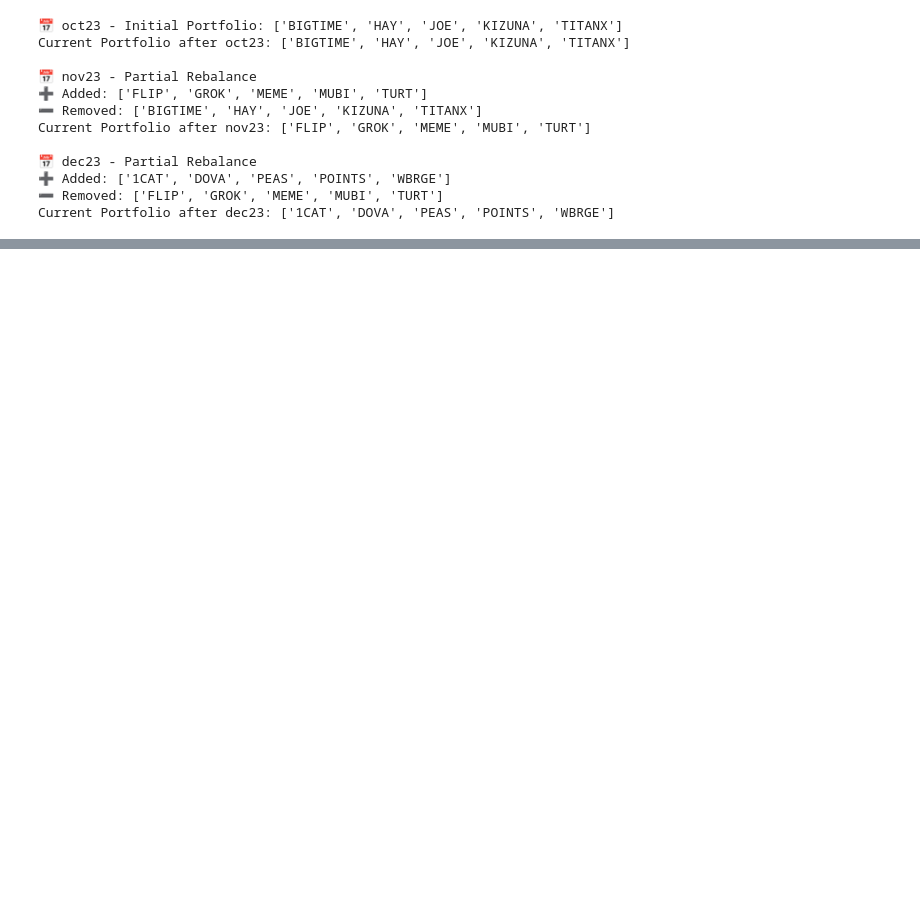
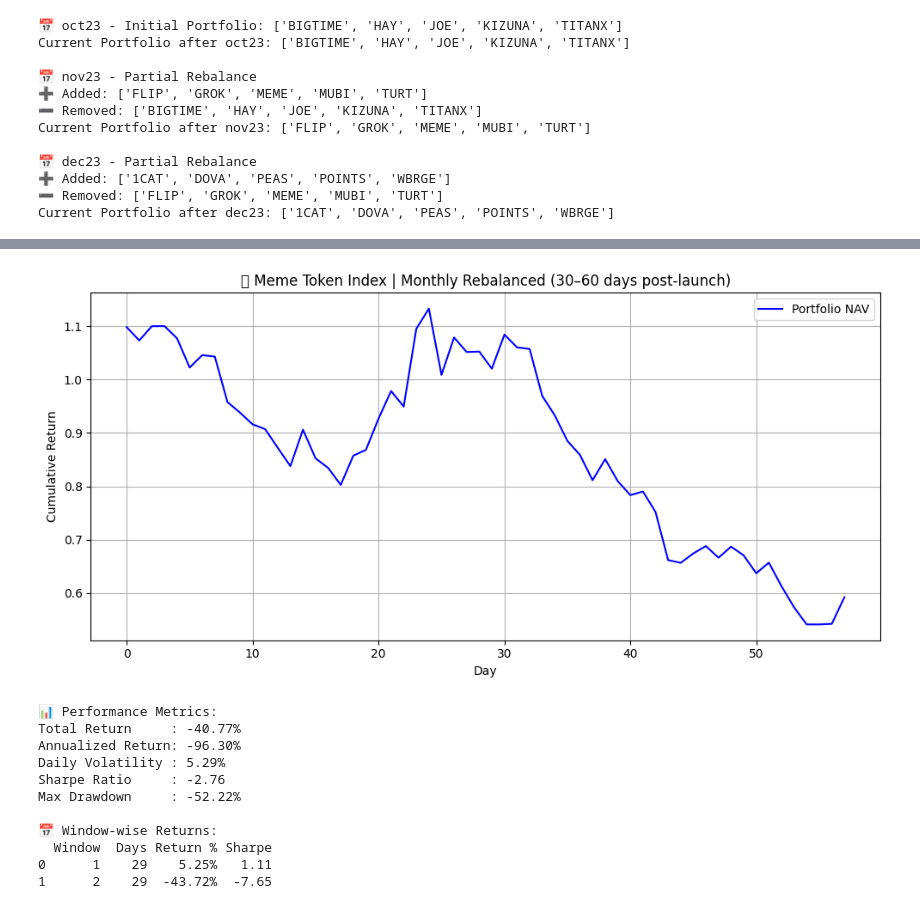
Before and after one commit to harshit4311/memetoken-index-RC5, a Jupyter notebook: portfolios/portfolio_rebalancing.ipynb, the cells around one changed output, grey strips where cells are left out. Drawn from its saved outputs; the diff is of its cells as text; code cells hidden in the pictures; blank space fills up the shorter version.

```diff
--- a/portfolios/portfolio_rebalancing.ipynb
+++ b/portfolios/portfolio_rebalancing.ipynb
@@ -367,0 +528,60 @@ Current Portfolio after dec23: ['1CAT', 'DOVA', 'PEAS', 'POINTS', 'WBRGE']
+# %%
+# Step 3: Combine returns and calculate metrics
+if portfolio_returns:
+    nav = pd.concat(portfolio_returns, ignore_index=True)
+    cumulative_nav = (1 + nav).cumprod()
+
+    # Plot NAV
+    plt.figure(figsize=(10, 5))
+    plt.plot(cumulative_nav, label="Portfolio NAV", color="blue")
+    plt.title("📈 Meme Token Index | Monthly Rebalanced (30–60 days post-launch)")
+    plt.xlabel("Day")
+    plt.ylabel("Cumulative Return")
+    plt.grid(True)
+    plt.legend()
+    plt.tight_layout()
+    plt.show()
+
+    # Metrics
+    total_return = cumulative_nav.iloc[-1] - 1
+    annualized_return = (1 + total_return) ** (365 / len(cumulative_nav)) - 1
+    daily_vol = nav.std()
+    sharpe_ratio = (nav.mean() / nav.std()) * np.sqrt(365)
+    max_dd = (cumulative_nav / cumulative_nav.cummax() - 1).min()
+
+    print("\n📊 Performance Metrics:")
+    print(f"Total Return     : {total_return:.2%}")
+    print(f"Annualized Return: {annualized_return:.2%}")
+    print(f"Daily Volatility : {daily_vol:.2%}")
+    print(f"Sharpe Ratio     : {sharpe_ratio:.2f}")
+    print(f"Max Drawdown     : {max_dd:.2%}")
+
+    # Optional: Show PnL per rebalancing window
+    print("\n📅 Window-wise Returns:")
+    nav_table = []
+    for idx, ret in enumerate(portfolio_returns):
+        nav_local = (1 + ret).cumprod()
+        ret_pct = nav_local.iloc[-1] - 1
+        nav_table.append({
+            "Window": f"{idx+1}",
+            "Days": len(nav_local),
+            "Return %": f"{ret_pct * 100:.2f}%",
+            "Sharpe": f"{(ret.mean() / ret.std()) * np.sqrt(365):.2f}" if ret.std() != 0 else "N/A"
+        })
+    print(pd.DataFrame(nav_table))
+
+else:
+    print("🚫 No valid portfolio returns to analyze.")
+# %% [output]
+[figure, added]
+📊 Performance Metrics:
+Total Return     : -40.77%
+Annualized Return: -96.30%
+Daily Volatility : 5.29%
+Sharpe Ratio     : -2.76
+Max Drawdown     : -52.22%
+
+📅 Window-wise Returns:
+  Window  Days Return % Sharpe
+0      1    29    5.25%   1.11
+1      2    29  -43.72%  -7.65
```
Also changed, not shown: parts of 14 cells of this notebook, 1 other file.
